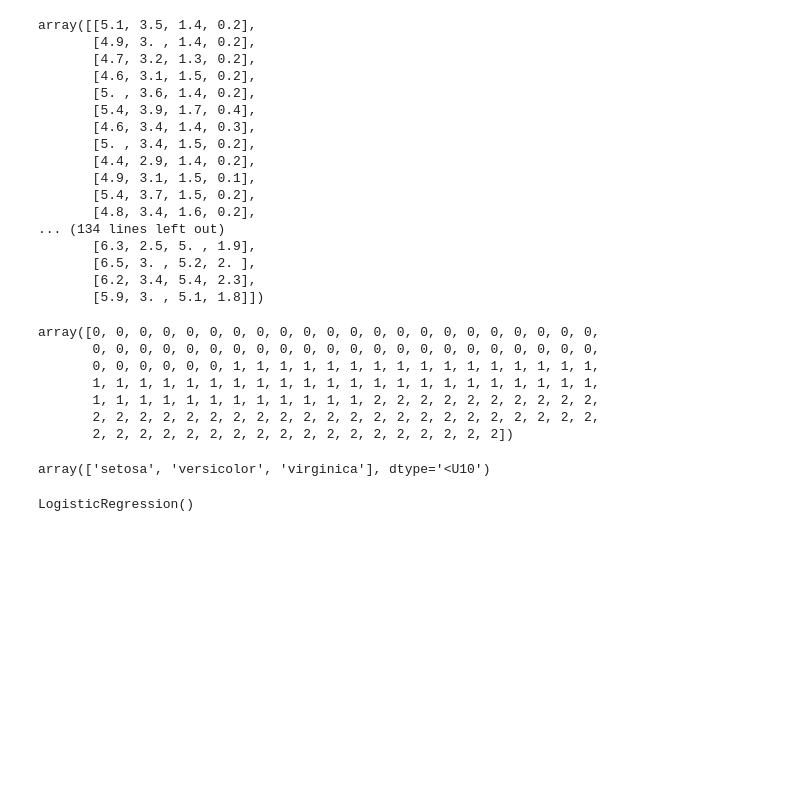
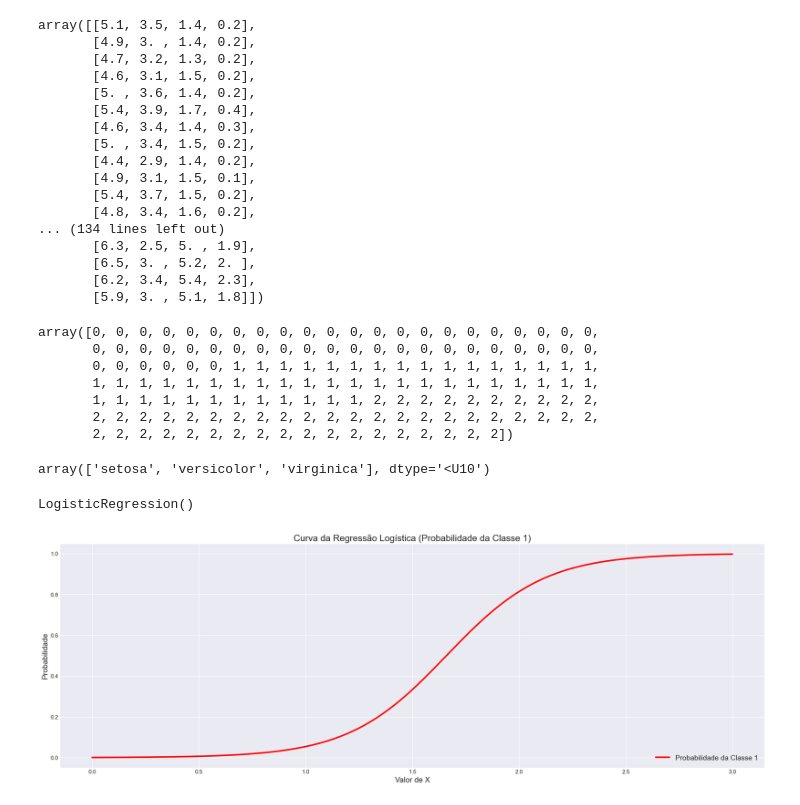
Before and after one commit to ludiemert/Classification_Regression_Models, a Jupyter notebook: 7_Classification_Regression_Models/2_Linear_Regression_1.ipynb, the cells around one changed output. Cells and saved outputs as stored; diff of their text form; code cells hidden in the pictures; blank space fills up the shorter version.

Commit message:
add img 58_Curva da Regressão Logística (Probabilidade da Classe 1)

```diff
--- a/7_Classification_Regression_Models/2_Linear_Regression_1.ipynb
+++ b/7_Classification_Regression_Models/2_Linear_Regression_1.ipynb
@@ -793,3 +793,26 @@ log_reg = LogisticRegression()
 log_reg.fit(x, y)
 # %% [output]
 LogisticRegression()
+# %%
+fig, ax = plt.subplots(figsize=(25, 8))
+
+# valores suaves de X
+x_new = np.linspace(0, 3, 1000).reshape(-1, 1)
+
+# probabilidade prevista da classe 1
+y_proba = log_reg.predict_proba(x_new)
+
+# curva sigmoide
+ax.plot(x_new, y_proba[:, 1], color="red", linewidth=3, label="Probabilidade da Classe 1")
+
+# configurações do gráfico
+ax.set_title("Curva da Regressão Logística (Probabilidade da Classe 1)", fontsize=18)
+ax.set_xlabel("Valor de X", fontsize=15)
+ax.set_ylabel("Probabilidade", fontsize=15)
+ax.legend(loc="lower right", fontsize=14)
+
+# grade opcional
+ax.grid(True)
+plt.show()
+# %% [output]
+[figure, added]
```
Also changed, not shown: 1 other file.
